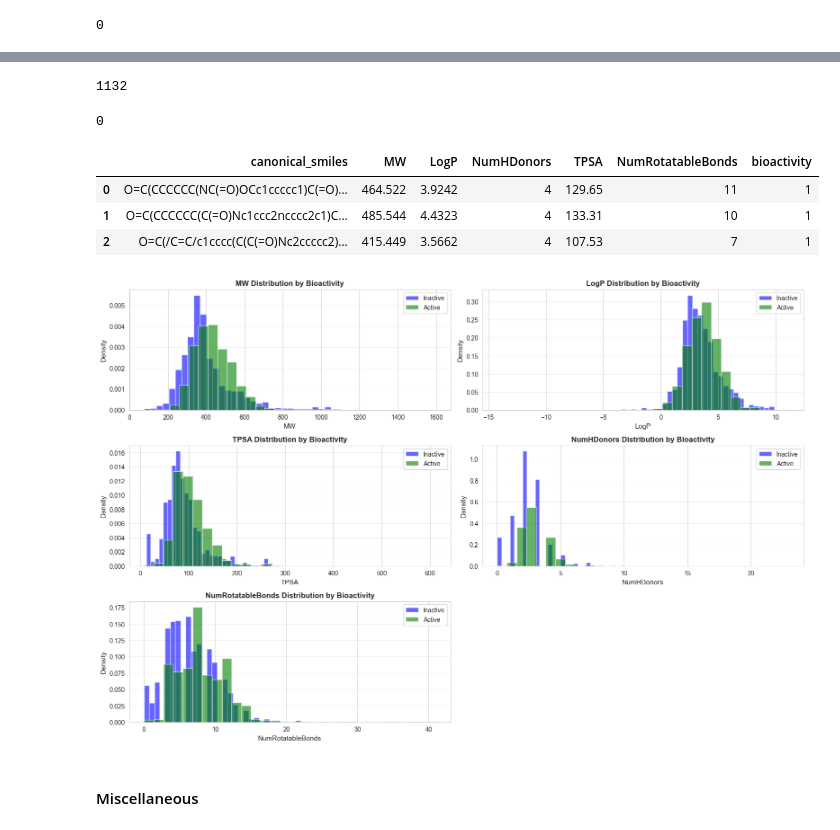
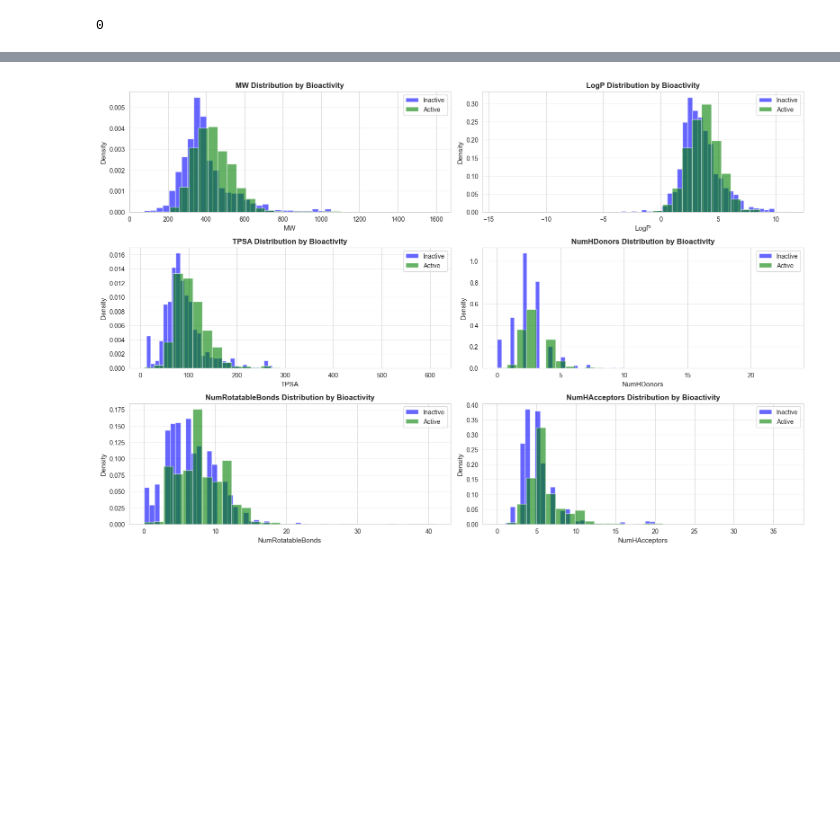
Before and after one commit to Mahamudul-Hasan-Rafi/Canonical-SMILES-BioActivity, a Jupyter notebook: classification/DL/bioactivity_dl 7.ipynb, the cells around one changed output, grey strips where cells are left out. Cells and saved outputs as stored; diff of their text form; code cells hidden in the pictures; blank space fills up the shorter version.

```diff
--- a/classification/DL/bioactivity_dl 7.ipynb
+++ b/classification/DL/bioactivity_dl 7.ipynb
@@ -135,0 +175,3 @@ df.head(3)
+# %%
+df = pd.read_excel("E:\\ML\\BioActivity\\bioactivity_dataset_cleaned.xlsx", sheet_name="Sheet1")
+df.head(3)
@@ -508,3 +553,0 @@ df.duplicated().sum()
-# %%
-df.drop(columns=['pIC50', 'bioactivity_class', 'mol', 'NumHAcceptors'], inplace=True)
-df.head(3)
@@ -556,9 +553,0 @@ df[df.duplicated()].head(6)
-# %%
-df.duplicated().sum()
-# %% [output]
-1132
-# %%
-df.drop_duplicates(inplace=True)
-df.duplicated().sum()
-# %% [output]
-0
@@ -567,39 +554,29 @@ df.to_excel("E:\\ML\\BioActivity\\bioactivity_dataset_cleaned_new_v3.xlsx", inde
-# %%
-df= pd.read_excel('E:\\ML\\BioActivity\\bioactivity_dataset_cleaned_new_v3.xlsx')
-df.head(3)
-# %% [output]
-|  | canonical_smiles | MW | LogP | NumHDonors | TPSA | NumRotatableBonds | bioactivity |
-| 0 | O=C(CCCCCC(NC(=O)OCc1ccccc1)C(=O)... | 464.522 | 3.9242 | 4 | 129.65 | 11 | 1 |
-| 1 | O=C(CCCCCC(C(=O)Nc1ccc2ncccc2c1)C... | 485.544 | 4.4323 | 4 | 133.31 | 10 | 1 |
-| 2 | O=C(/C=C/c1cccc(C(C(=O)Nc2ccccc2)... | 415.449 | 3.5662 | 4 | 107.53 | 7 | 1 |
 # %%
 # Generate distribution plots for selected features
-selected_features = ['MW', 'LogP', 'TPSA', 'NumHDonors', 'NumRotatableBonds']
+selected_features = ['MW', 'LogP', 'TPSA', 'NumHDonors', 'NumRotatableBonds', 'NumHAcceptors']
 
 fig, axes = plt.subplots(7, 2, figsize=(16, 24))
 axes = axes.flatten()
 
 for idx, feature in enumerate(selected_features):
     ax = axes[idx]
 
     # Plot distributions for both classes
     df[df['bioactivity'] == 0][feature].hist(ax=ax, bins=30, alpha=0.6, color='blue', label='Inactive', density=True)
     df[df['bioactivity'] == 1][feature].hist(ax=ax, bins=30, alpha=0.6, color='green', label='Active', density=True)
 
     ax.set_xlabel(feature, fontsize=11)
     ax.set_ylabel('Density', fontsize=11)
     ax.set_title(f'{feature} Distribution by Bioactivity', fontsize=12, fontweight='bold')
     ax.legend()
     ax.grid(axis='y', alpha=0.3)
 
 # Remove extra subplots
 for idx in range(len(selected_features), len(axes)):
     fig.delaxes(axes[idx])
 
 plt.tight_layout()
 plt.savefig('feature_distributions.png', dpi=300, bbox_inches='tight')
 plt.show()
 # %% [output]
-[figure, old version]
+[figure, new version]
-# %% [markdown]
-#### Miscellaneous
```
Also changed, not shown: parts of 58 cells of this notebook, 18 other files.
